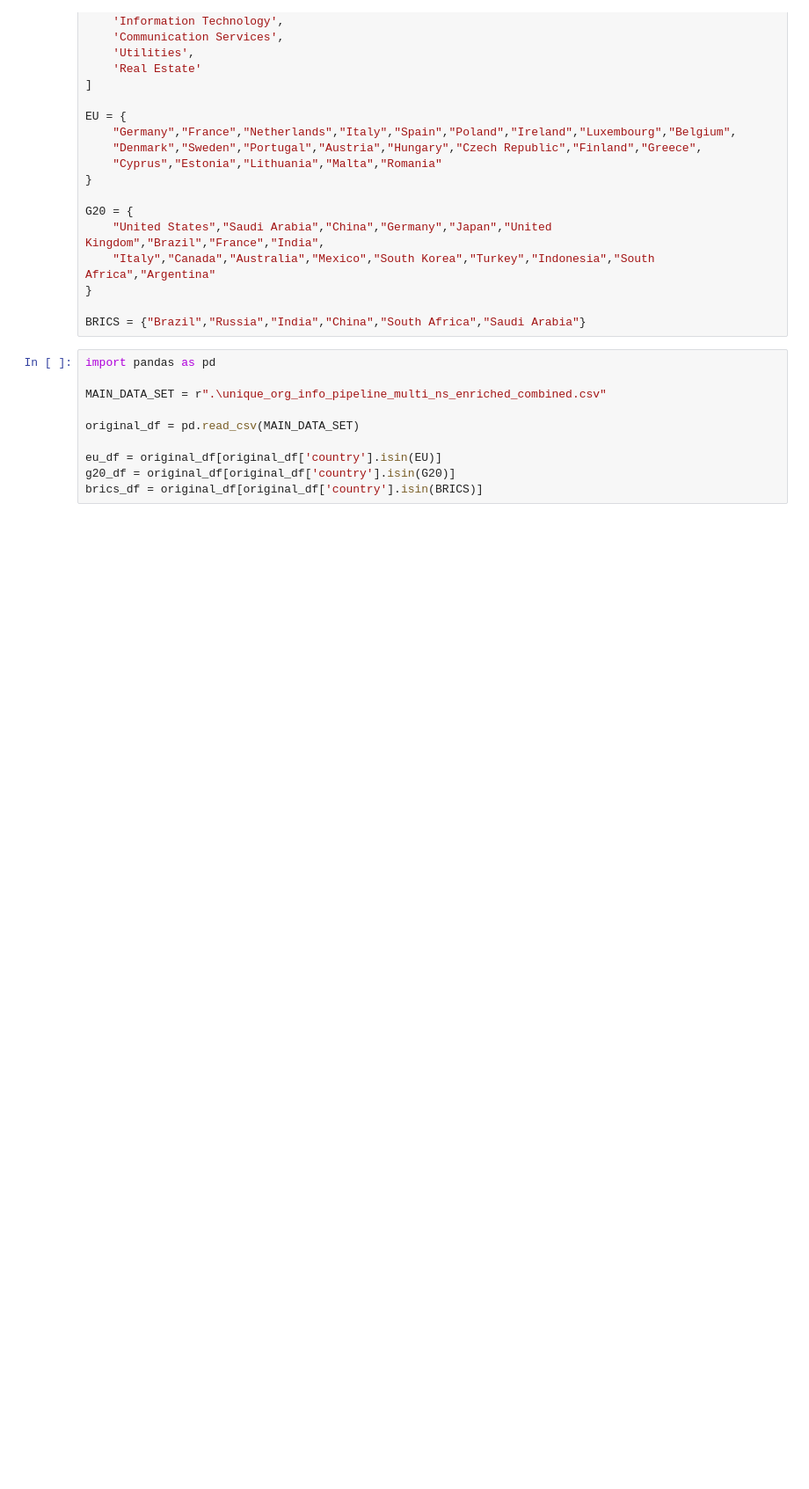
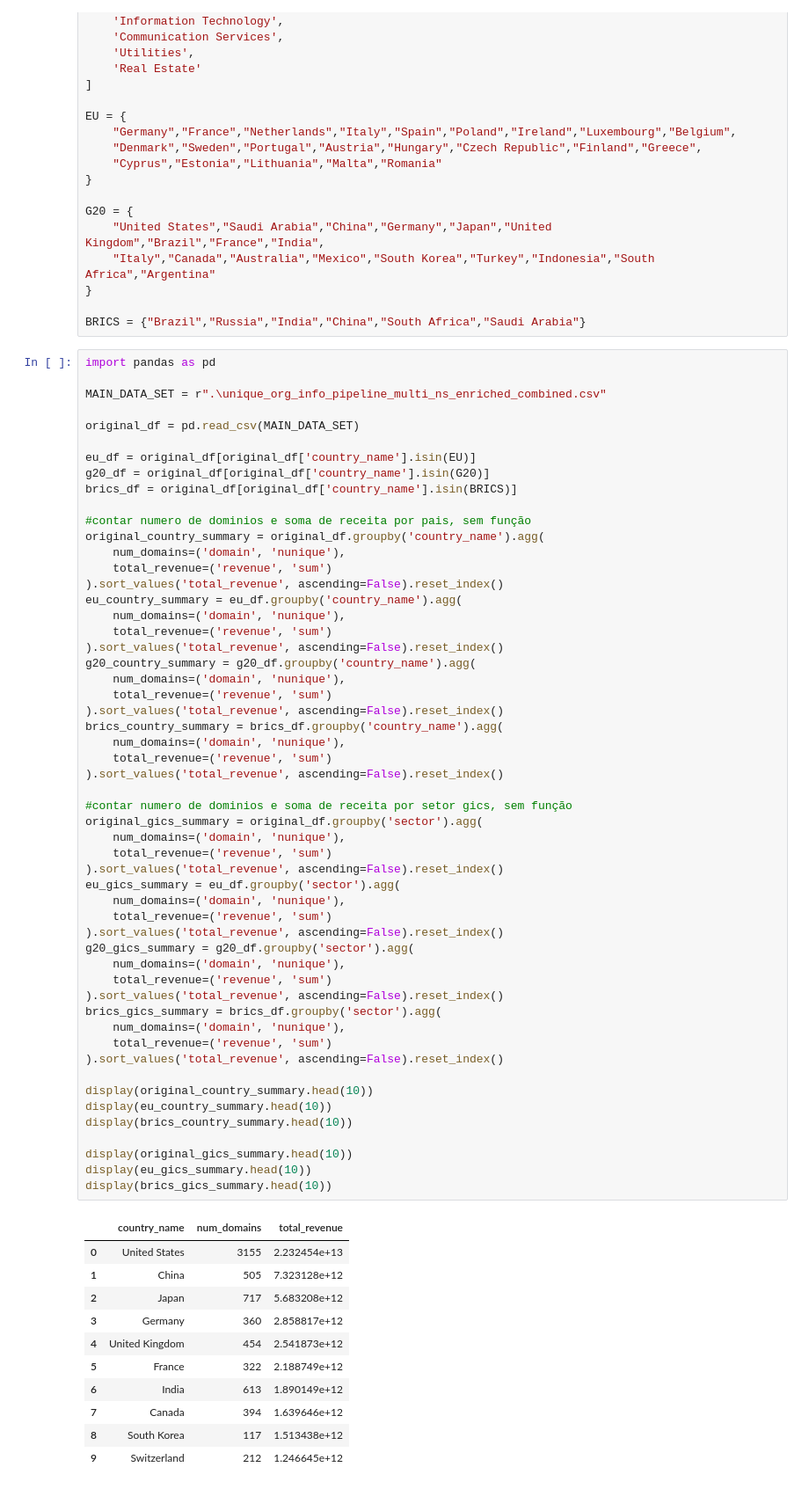
Before and after one commit to fsbertoglio/DNS-Centralization-CompaniesMarketCap, a Jupyter notebook: NOMS-2026/src/modelagem/main.ipynb, the cells around one changed output. Shown at 88% size. Cells and saved outputs as stored; diff of their text form; blank space fills up the shorter version.

```diff
--- a/NOMS-2026/src/modelagem/main.ipynb
+++ b/NOMS-2026/src/modelagem/main.ipynb
@@ -30,10 +30,66 @@ BRICS = {"Brazil","Russia","India","China","South Africa","Saudi Arabia"}
 # %%
 import pandas as pd
 
 MAIN_DATA_SET = r".\unique_org_info_pipeline_multi_ns_enriched_combined.csv"
 
 original_df = pd.read_csv(MAIN_DATA_SET)
 
-eu_df = original_df[original_df['country'].isin(EU)]
-g20_df = original_df[original_df['country'].isin(G20)]
-brics_df = original_df[original_df['country'].isin(BRICS)]
+eu_df = original_df[original_df['country_name'].isin(EU)]
+g20_df = original_df[original_df['country_name'].isin(G20)]
+brics_df = original_df[original_df['country_name'].isin(BRICS)]
+
+#contar numero de dominios e soma de receita por pais, sem função
+original_country_summary = original_df.groupby('country_name').agg(
+    num_domains=('domain', 'nunique'),
+    total_revenue=('revenue', 'sum')
+).sort_values('total_revenue', ascending=False).reset_index()
+eu_country_summary = eu_df.groupby('country_name').agg(
+    num_domains=('domain', 'nunique'),
+    total_revenue=('revenue', 'sum')
+).sort_values('total_revenue', ascending=False).reset_index()
+g20_country_summary = g20_df.groupby('country_name').agg(
+    num_domains=('domain', 'nunique'),
+    total_revenue=('revenue', 'sum')
+).sort_values('total_revenue', ascending=False).reset_index()
+brics_country_summary = brics_df.groupby('country_name').agg(
+    num_domains=('domain', 'nunique'),
+    total_revenue=('revenue', 'sum')
+).sort_values('total_revenue', ascending=False).reset_index()
+
+#contar numero de dominios e soma de receita por setor gics, sem função
+original_gics_summary = original_df.groupby('sector').agg(
+    num_domains=('domain', 'nunique'),
+    total_revenue=('revenue', 'sum')
+).sort_values('total_revenue', ascending=False).reset_index()
+eu_gics_summary = eu_df.groupby('sector').agg(
+    num_domains=('domain', 'nunique'),
+    total_revenue=('revenue', 'sum')
+).sort_values('total_revenue', ascending=False).reset_index()
+g20_gics_summary = g20_df.groupby('sector').agg(
+    num_domains=('domain', 'nunique'),
+    total_revenue=('revenue', 'sum')
+).sort_values('total_revenue', ascending=False).reset_index()
+brics_gics_summary = brics_df.groupby('sector').agg(
+    num_domains=('domain', 'nunique'),
+    total_revenue=('revenue', 'sum')
+).sort_values('total_revenue', ascending=False).reset_index()
+
+display(original_country_summary.head(10))
+display(eu_country_summary.head(10))
+display(brics_country_summary.head(10))
+
+display(original_gics_summary.head(10))
+display(eu_gics_summary.head(10))
+display(brics_gics_summary.head(10))
+# %% [output]
+|  | country_name | num_domains | total_revenue |
+| 0 | United States | 3155 | 2.232454e+13 |
+| 1 | China | 505 | 7.323128e+12 |
+| 2 | Japan | 717 | 5.683208e+12 |
+| 3 | Germany | 360 | 2.858817e+12 |
+| 4 | United Kingdom | 454 | 2.541873e+12 |
+| 5 | France | 322 | 2.188749e+12 |
+| 6 | India | 613 | 1.890149e+12 |
+| 7 | Canada | 394 | 1.639646e+12 |
+| 8 | South Korea | 117 | 1.513438e+12 |
+| 9 | Switzerland | 212 | 1.246645e+12 |
```
Also changed, not shown: parts of 4 cells of this notebook, 3 other files.
